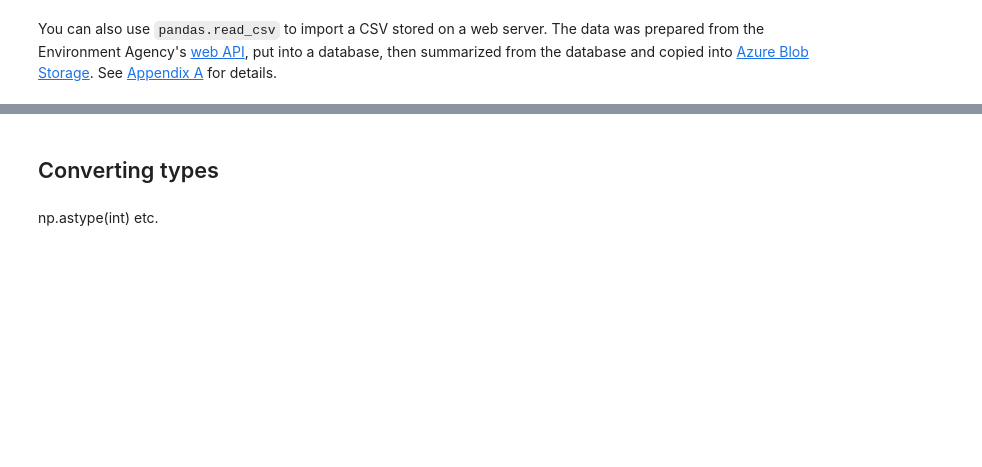
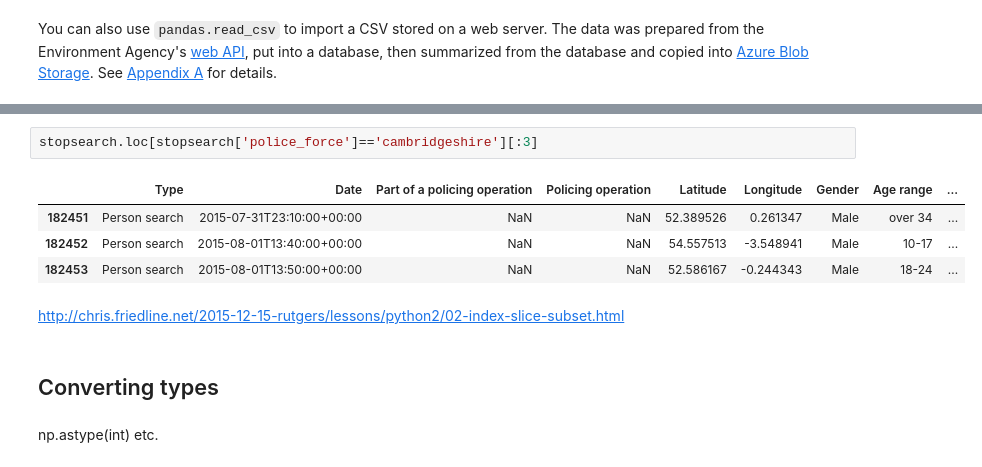
Before and after one commit to damonjw/scicomp, a Jupyter notebook: 3. Working with data.ipynb, the cells around one changed output, grey strips where cells are left out. Drawn from its saved outputs; the diff is of its cells as text; blank space fills up the shorter version.

```diff
--- a/3. Working with data.ipynb
+++ b/3. Working with data.ipynb
@@ -180,3 +123,12 @@ In my experience, around 75% of the time you spend working with data will be fig
+# %%
+stopsearch.loc[stopsearch['police_force']=='cambridgeshire'][:3]
+# %% [output]
+|  | Type | Date | Part of a policing operation | Policing operation | Latitude | Longitude | Gender | Age range | ... |
+| 182451 | Person search | 2015-07-31T23:10:00+00:00 | NaN | NaN | 52.389526 | 0.261347 | Male | over 34 | ... |
+| 182452 | Person search | 2015-08-01T13:40:00+00:00 | NaN | NaN | 54.557513 | -3.548941 | Male | 10-17 | ... |
+| 182453 | Person search | 2015-08-01T13:50:00+00:00 | NaN | NaN | 52.586167 | -0.244343 | Male | 18-24 | ... |
+# %% [markdown]
+http://chris.friedline.net/2015-12-15-rutgers/lessons/python2/02-index-slice-subset.html
 # %% [markdown]
 ## Converting types
 # %% [markdown]
```
Also changed, not shown: parts of 44 cells of this notebook, 8 other files.
